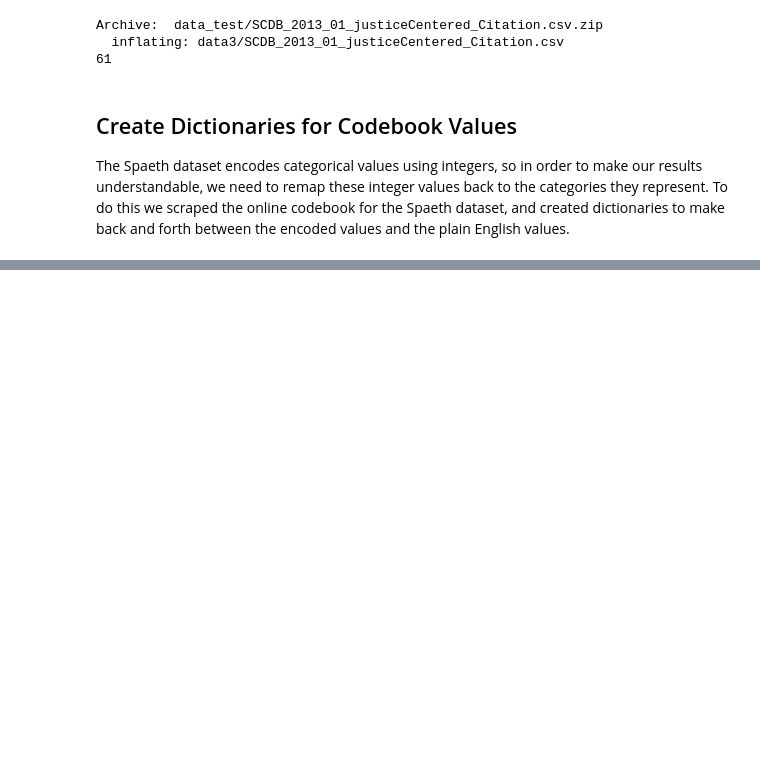
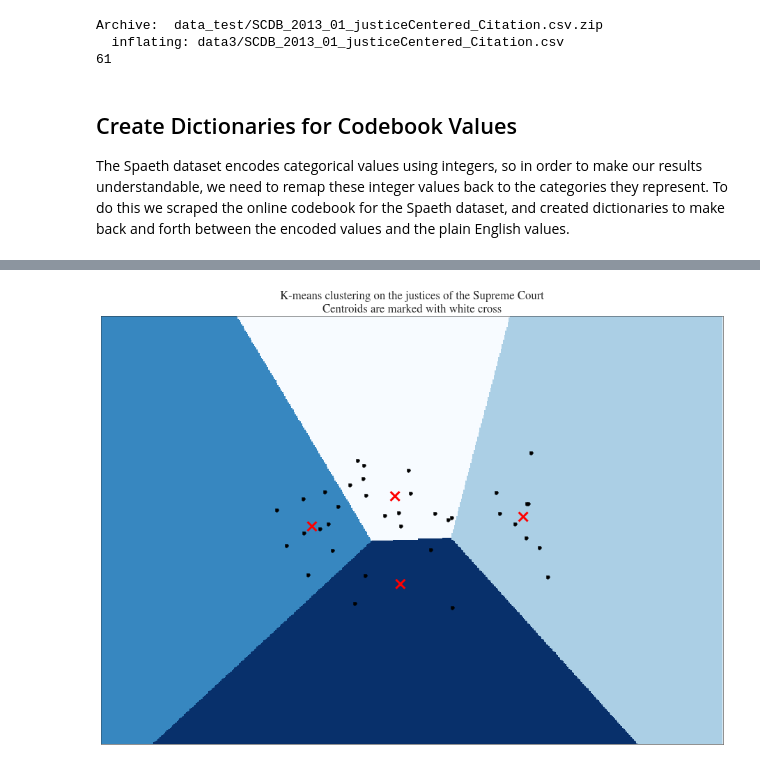
Before and after one commit to pjbull/benchmarked, a Jupyter notebook: Process.ipynb, the cells around one changed output, grey strips where cells are left out. Saved outputs shown, nothing was run; the diff lists cells and outputs as text; code cells hidden in the pictures; blank space fills up the shorter version.

```diff
--- a/Process.ipynb
+++ b/Process.ipynb
@@ -118,0 +431,17 @@ The Spaeth dataset encodes categorical values using integers, so in order to mak
+# %%
+#Construct the 3 ratios: Liberal, Opinion Written, Dissent with majority
+justices = []
+ratio_liberal = []
+ratio_opinion_written = []
+ratio_dissent_maj = []
+for justice in data.justiceName.unique():
+    if type(justice) is str:
+        justices.append(justice)
+        temp = data[data.justiceName==justice]
+        ratio_liberal.append(sum(temp.direction==2)/len(temp.direction))
+        ratio_opinion_written.append(sum(temp.opinion==2)/len(temp.opinion)+sum(temp.opinion==3)/len(temp.opinion))
+        ratio_dissent_maj.append(sum(temp.opinion==2)/len(temp.opinion))
+
+df_clust = pd.DataFrame({'liberal':ratio_liberal,'opinion':ratio_opinion_written,
+                     'dissent':ratio_dissent_maj})
+df_clust.head()
@@ -118,0 +458,65 @@ The Spaeth dataset encodes categorical values using integers, so in order to mak
+# %%
+wss = []
+for nclusters in range(1,15):
+    pca = PCA(n_components=2)
+    reduced_data = pca.fit_transform(df_clust)
+    kmeans = KMeans(init='k-means++', n_clusters=nclusters, n_init=10)
+    kmeans.fit(reduced_data)
+
+    res = pd.DataFrame({'class':list(kmeans.predict(reduced_data)),
+                        'coord1':list(reduced_data[:,0]),
+                        'coord2':list(reduced_data[:,1])})
+    centers = pd.DataFrame({'class':range(nclusters),
+                            'coordx':list(kmeans.cluster_centers_[:,0]),
+                            'coordy':list(kmeans.cluster_centers_[:,1])})
+
+    res = pd.merge(res,centers,left_on='class',right_on='class',how='left')
+
+    wss.append(sum((res.coord1-res.coordx)**2) + sum((res.coord2-res.coordy)**2))
+
+    if nclusters==4:
+        k_pca = pca
+        # Step size of the mesh. Decrease to increase the quality of the VQ.
+        h = .002     # point in the mesh [x_min, m_max]x[y_min, y_max].
+
+        # Plot the decision boundary. For that, we will assign a color to each
+        x_min, x_max = reduced_data[:, 0].min() -.3 , reduced_data[:, 0].max() + .3
+        y_min, y_max = reduced_data[:, 1].min() -.3, reduced_data[:, 1].max() +.3
+        xx, yy = np.meshgrid(np.arange(x_min, x_max, h), np.arange(y_min, y_max, h))
+
+        # Obtain labels for each point in mesh. Use last trained model.
+        Z = kmeans.predict(np.c_[xx.ravel(), yy.ravel()])
+
+        # Put the result into a color plot
+        Z = Z.reshape(xx.shape)
+        pl.figure(1)
+        pl.clf()
+        pl.imshow(Z, interpolation='nearest',
+                  extent=(xx.min(), xx.max(), yy.min(), yy.max()),
+                  cmap=pl.cm.Blues_r,
+                  aspect='auto', origin='lower')#pl.cm.Paired
+
+        pl.plot(reduced_data[:, 0], reduced_data[:, 1], 'k.', markersize=10)
+        # Plot the centroids as a white X
+        centroids = kmeans.cluster_centers_
+        pl.scatter(centroids[:, 0], centroids[:, 1],
+                   marker='x', s=169, linewidths=3,
+                   color='red', zorder=10)
+        pl.title('K-means clustering on the justices of the Supreme Court\n'
+                 'Centroids are marked with white cross')
+        pl.xlim(x_min, x_max)
+        pl.ylim(y_min, y_max)
+        pl.xticks(())
+        pl.yticks(())
+        pl.show()
+
+fig, ax = plt.subplots(1)
+pplt.plot(ax,range(1,15),wss,linewidth=5)
+plt.title('Cross-Validation on the Number of Clusters\n'
+           'Within Sum of Squares')
+plt.xlabel('Number of Clusters')
+plt.ylabel('Within Sum of Squares')
+plt.xlim(1,14)
+plt.show()
+# %% [output]
+[figure, added]
```
Also changed, not shown: parts of 62 cells of this notebook, 3 other files.
